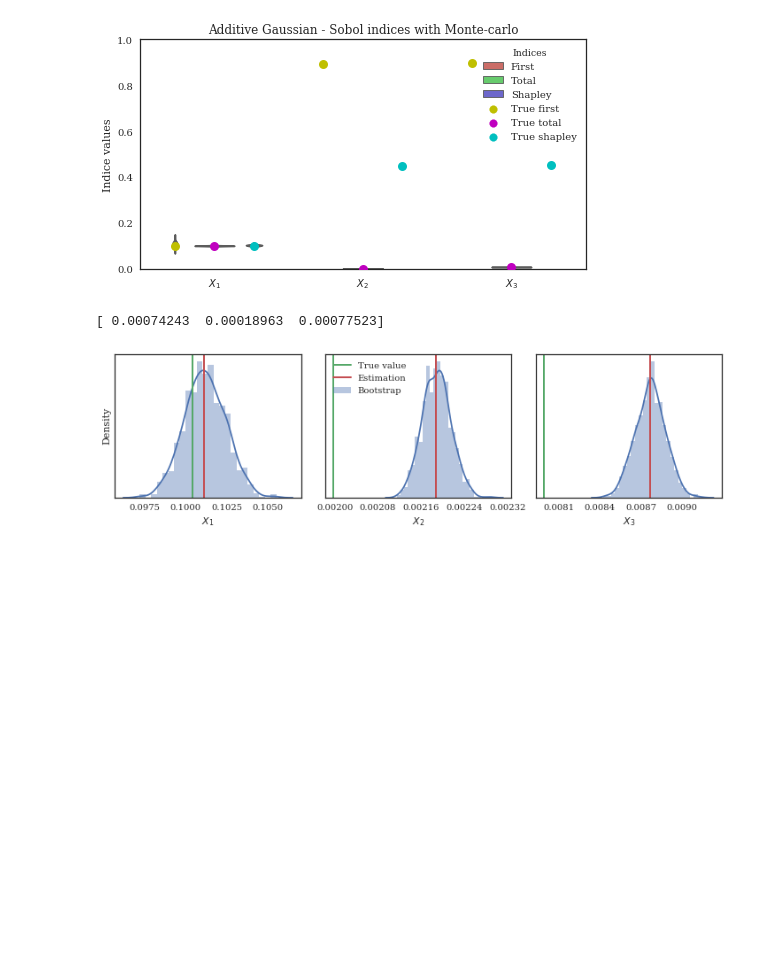
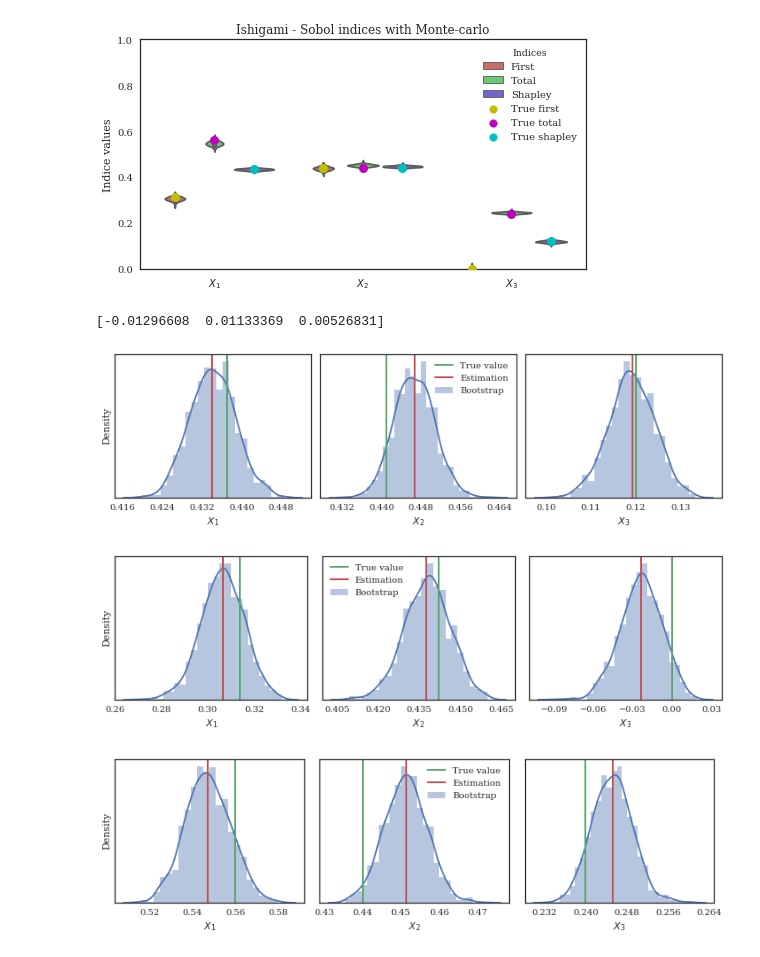
Before and after one commit to josephmure/otshapley, a Jupyter notebook: examples/section5/test-bias-shapley.ipynb, the cells around one changed output. Drawn from its saved outputs; the diff is of its cells as text; code cells hidden in the pictures; blank space fills up the shorter version.

```diff
--- a/examples/section5/test-bias-shapley.ipynb
+++ b/examples/section5/test-bias-shapley.ipynb
@@ -14,13 +14,13 @@ set_style_paper()
 from shapley.tests import AdditiveGaussian, Ishigami
 from shapley.tests.utils import true_gaussian_full_ind_sobol
 
-Model = AdditiveGaussian
+Model = Ishigami
 corr = []
 if Model == AdditiveGaussian:
     dim = 3
     beta = None
     model = Model(dim=dim, beta=beta)
-    model.margins = [ot.Normal()]*(dim-1) + [ot.Normal(0, 2.)]
+    #model.margins = [ot.Normal()]*(dim-1) + [ot.Normal(0, 2.)]
     theta = [0., 0., 0.99]
     true_full_indices, true_ind_indices = true_gaussian_full_ind_sobol(theta, dim=dim)
     true_indices = {'full': true_full_indices,
@@ -81,9 +81,9 @@ for i, results in enumerate([shapley_results]):
 ax.set_xlabel('')
 fig.tight_layout()
 # %% [output]
-[figure, old version]
+[figure, new version]
 # %%
 for results in [shapley_results]:
     print(results.full_total_indices[:, 0] - results.true_total_indices)
 # %% [output]
-[ 0.00074243  0.00018963  0.00077523]
+[-0.01296608  0.01133369  0.00526831]
@@ -92,22 +90,24 @@ plt.locator_params
 # %%
-for j, name in enumerate(['total']):
+for j, name in enumerate(['shapley', 'first', 'total']):
     fig, axes = plt.subplots(1, dim, figsize=(10, 3), sharex='col')
     for i in range(dim):
         ax = axes[i]
         bootstrap = getattr(shapley_results, 'full_%s_indices' % (name))[i, 1:]
         true_indices = getattr(shapley_results, 'true_%s_indices' % (name))[i]
         estimation = getattr(shapley_results, 'full_%s_indices' % (name))[i, 0]
 
         sns.distplot(pd.DataFrame(bootstrap), norm_hist=True, ax=ax, label='Bootstrap')
         ax.plot([true_indices]*2, ax.get_ylim(), linewidth=2, label='True value')
         ax.plot([estimation]*2, ax.get_ylim(), linewidth=2, label='Estimation')
         ax.set_yticks([])
         ax.set_xlabel('$X_%d$' % (i+1))
         ax.xaxis.set_major_locator(plt.MaxNLocator(5))
 
     axes[0].set_ylabel('Density')
     axes[1].legend(loc=0)
     fig.tight_layout(pad=1.)
-    fig.savefig('./output/bias_total_corr.pdf')
+    #fig.savefig('./output/bias_total_corr.pdf')
 # %% [output]
-[figure, old version]
+[figure, new version]
+[figure, added]
+[figure, added]
```
Also changed, not shown: parts of 3 cells of this notebook, 7 other files.
